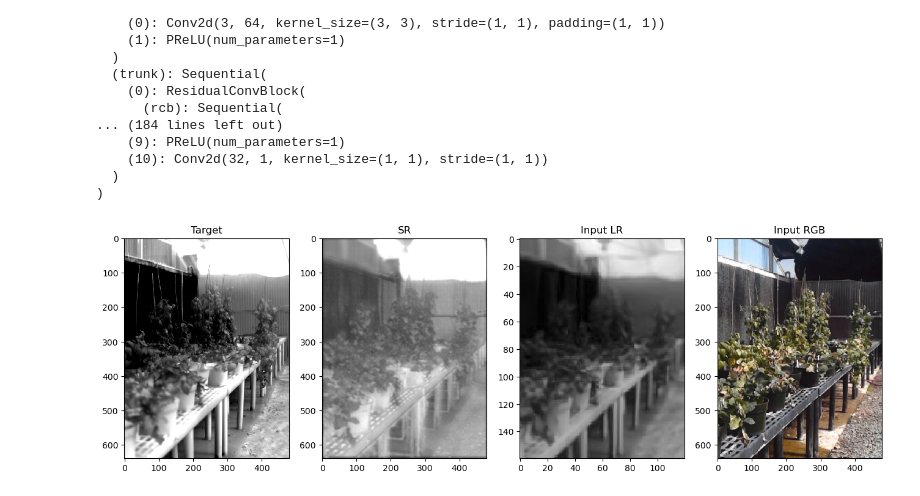
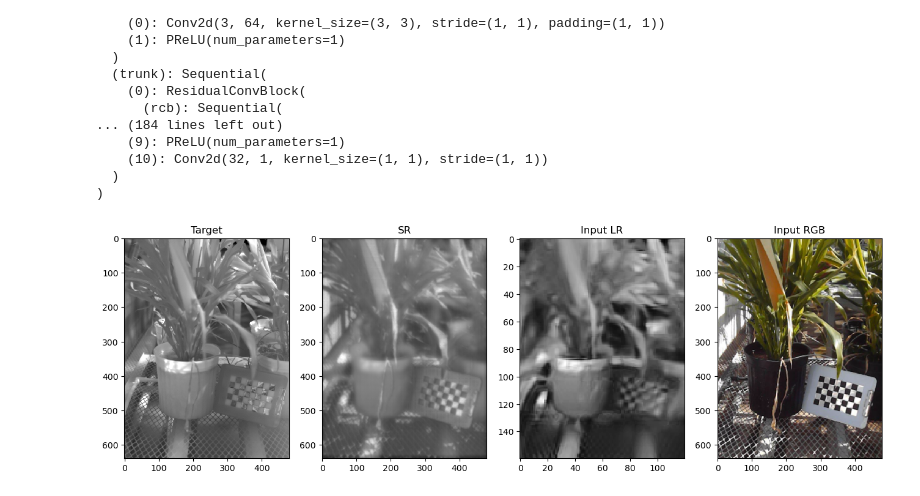
Before and after one commit to GEMINI-Breeding/SRGAN-PyTorch, a Jupyter notebook: test_themalRGB.ipynb, the cells around one changed output. Cells and saved outputs as stored; diff of their text form; code cells hidden in the pictures.

```diff
--- a/test_themalRGB.ipynb
+++ b/test_themalRGB.ipynb
@@ -40,38 +42,38 @@ Generator(
 # %%
 # Test Image
 #sample_dataset = ImageDataset(dataroot="/home/lion397/data/datasets/GEMINI/Training_220315/val/",image_size=96, upscale_factor=4, mode="train")
-sample_dataset = ImageDataset(dataroot=config.valid_image_dir,image_size=96, upscale_factor=4, mode="train")
-(low_img, rgb_img, high_ir) = sample_dataset.getImage(-1)
+sample_dataset = ImageDataset(dataroot="/home/lion397/data/datasets/GEMINI/Training_220315/val",image_size=96, upscale_factor=4, mode="train")
+(low_img, rgb_img, high_ir) = sample_dataset.getImage(10)
 rgb_img_disp = rgb_img
 low_img = torch.FloatTensor(low_img)[None, None,:, :]/255.0
 rgb_img = rgb_img[:, :, [2, 1, 0]] # swap channel from RGB to BGR
 rgb_img = torch.FloatTensor(rgb_img).permute(2,0,1).unsqueeze(0)/255.0
 high_ir = torch.FloatTensor(high_ir)[None, None,:, :]/255.0
 lr = low_img.to(config.device, non_blocking=True)
 rgb = rgb_img.to(config.device, non_blocking=True)
 high_ir = high_ir.to(config.device, non_blocking=True)
 sr = model(lr, rgb)
 sr_img = sr.squeeze().cpu().detach().numpy()
 lr_img = lr.squeeze().cpu().detach().numpy()
 high_img = high_ir.squeeze().cpu().detach().numpy()
 # plt.imshow(sr_img,cmap='gray')
 f, axarr = plt.subplots(1,4, figsize=(16,8))
 im0 = axarr[0].imshow(high_img, interpolation='none', cmap='gray')
 axarr[0].set_title("Target")
 #plt.colorbar(im0, ax=axarr[0])
 im1 = axarr[1].imshow(sr_img, interpolation='none', cmap='gray',vmin=0, vmax=1.0)
 axarr[1].set_title("SR")
 #plt.colorbar(im1, ax=axarr[1])
 im2 = axarr[2].imshow(lr_img, interpolation='none', cmap='gray',vmin=0, vmax=1.0)
 axarr[2].set_title("Input LR")
 #plt.colorbar(im2, ax=axarr[2])
 im3 = axarr[3].imshow(cv2.cvtColor(rgb_img_disp,cv2.COLOR_RGB2BGR),interpolation='none')
 axarr[3].set_title("Input RGB")
 #plt.colorbar(im3, ax=axarr[3])
 
 plt.show()
 # %% [output]
-[figure, old version]
+[figure, new version]
 # %%
 # Test Image
 sample_dataset = ImageDataset(dataroot="/home/lion397/data/datasets/GEMINI/2022-04-05-Garbanzo/pairs_processed",
```
Also changed, not shown: parts of 7 cells of this notebook.
